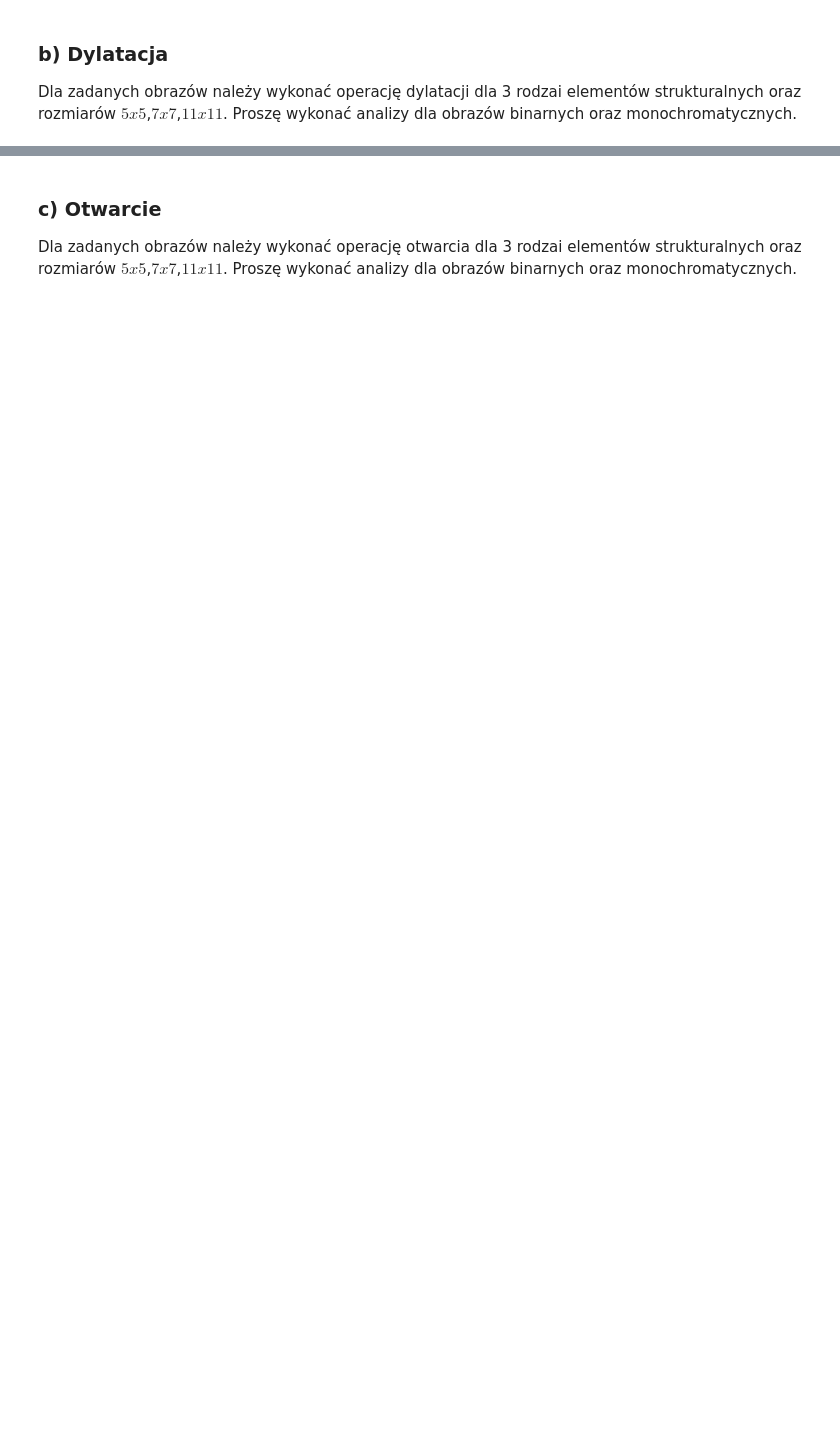
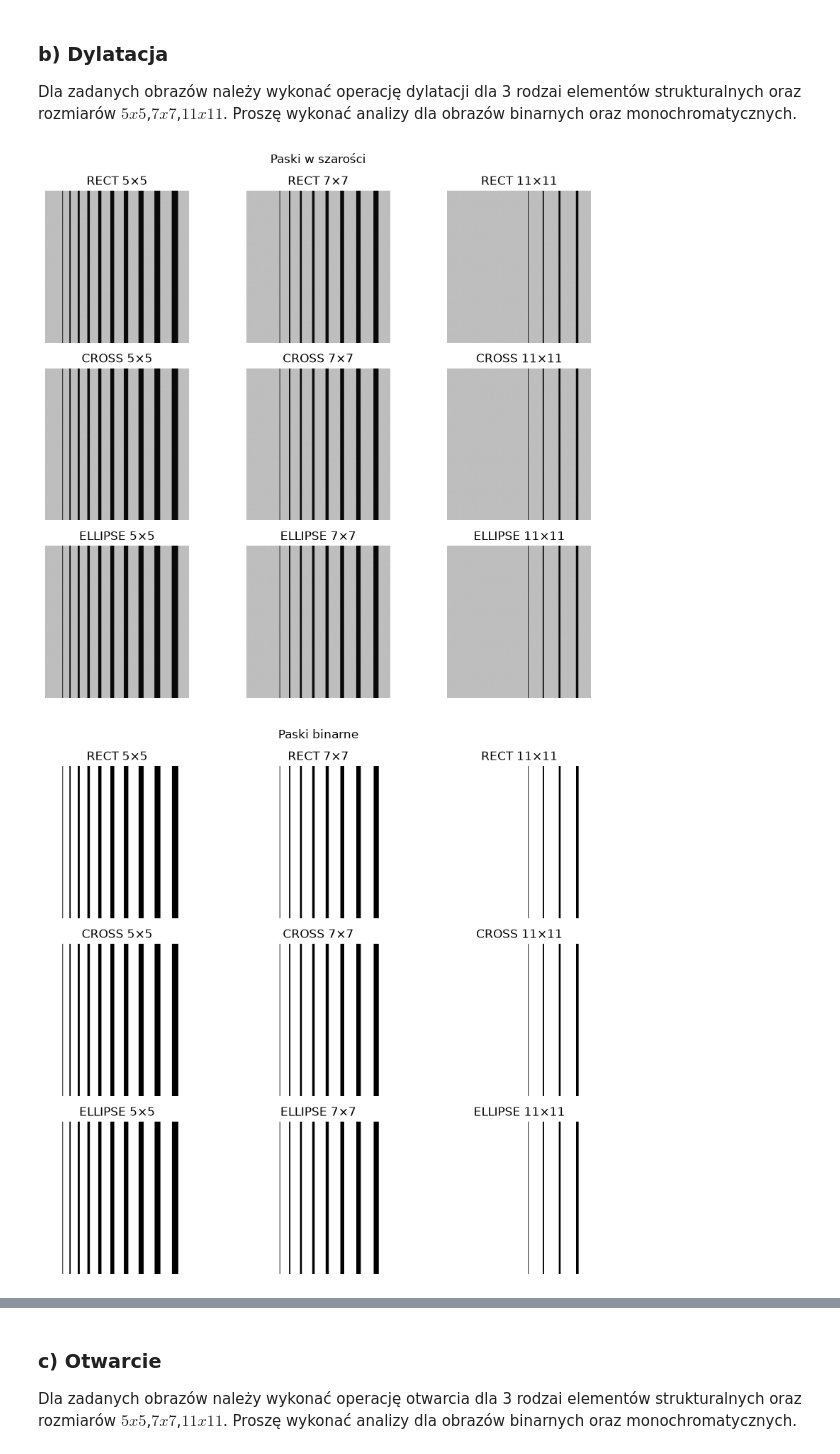
Before and after one commit to lyskawson/vision_systems, a Jupyter notebook: labs/Lab5/Lab5_Lyskawa_275462.ipynb, the cells around one changed output, grey strips where cells are left out. Saved outputs shown, nothing was run; the diff lists cells and outputs as text; code cells hidden in the pictures; blank space fills up the shorter version.

```diff
--- a/labs/Lab5/Lab5_Lyskawa_275462.ipynb
+++ b/labs/Lab5/Lab5_Lyskawa_275462.ipynb
@@ -50,3 +166,10 @@ Dla zadanych obrazów należy wykonać operację erozji dla 3 rodzai elementów
 ### b) Dylatacja
 
 Dla zadanych obrazów należy wykonać operację dylatacji dla 3 rodzai elementów strukturalnych oraz rozmiarów $5x5$,$7x7$,$11x11$. Proszę wykonać analizy dla obrazów binarnych oraz monochromatycznych.
+# %%
+for name, img in images:
+    results = [(label, cv.dilate(img, kernel)) for label, kernel in kernels]
+    show_results(name, results)
+# %% [output]
+[figure, added]
+[figure, added]
```
Also changed, not shown: parts of 17 cells of this notebook.
